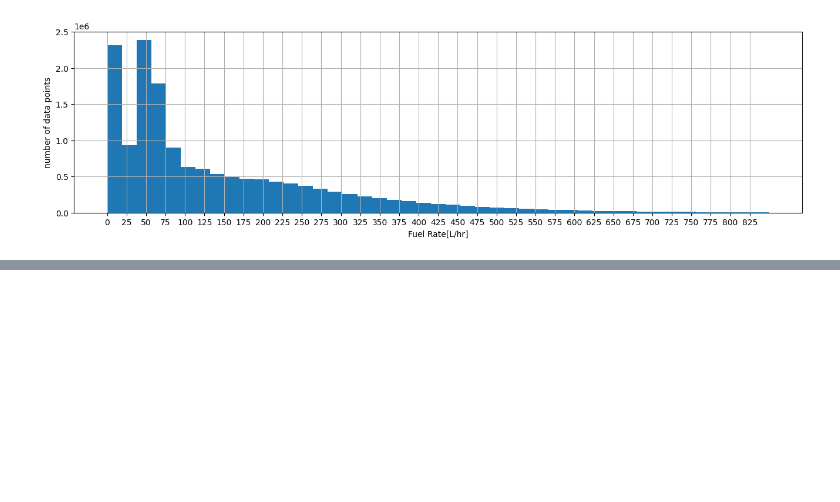
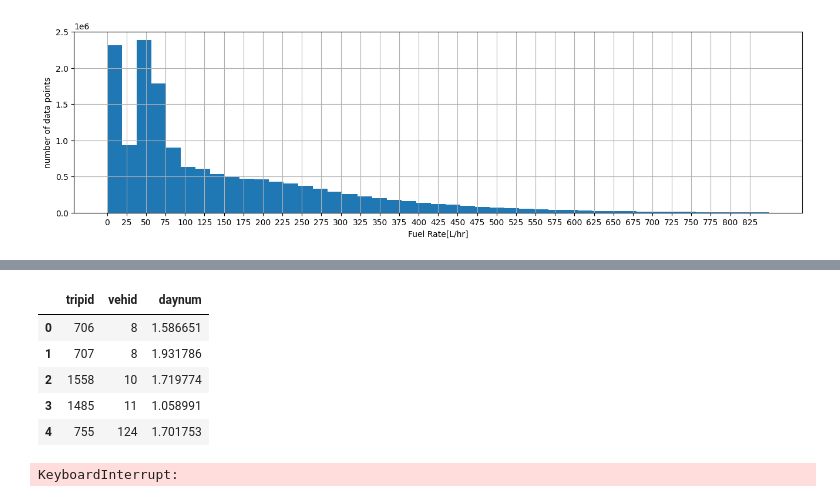
Before and after one commit to Ytgerr/Distributed-Trip-Level-Fual-Consumption-Forecasting, a Jupyter notebook: notebooks/data_view.ipynb, the cells around one changed output, grey strips where cells are left out. Saved outputs shown, nothing was run; the diff lists cells and outputs as text; code cells hidden in the pictures; blank space fills up the shorter version.

```diff
--- a/notebooks/data_view.ipynb
+++ b/notebooks/data_view.ipynb
@@ -170,0 +284,36 @@ mean: 142.7784528339437, std: 151.20139521012027
+# %%
+trips_list_df = pd.read_csv("../data/trips_list.csv")
+
+trips_list_df.head()
+# %% [output]
+|  | tripid | vehid | daynum |
+| 0 | 706 | 8 | 1.586651 |
+| 1 | 707 | 8 | 1.931786 |
+| 2 | 1558 | 10 | 1.719774 |
+| 3 | 1485 | 11 | 1.058991 |
+| 4 | 755 | 124 | 1.701753 |
+# %%
+from matplotlib.collections import LineCollection
+
+df = trips_df
+
+x = df["lat"].values
+y = df["long"].values
+speed = df["speed"].values
+
+points = np.array([x, y]).T.reshape(-1, 1, 2)
+segments = np.concatenate([points[:-1], points[1:]], axis=1)
+
+norm = plt.Normalize(speed.min(), speed.max())
+lc = LineCollection(segments, cmap="viridis", norm=norm)
+
+lc.set_array(speed)
+
+plt.gca().add_collection(lc)
+plt.xlim(x.min(), x.max())
+plt.ylim(y.min(), y.max())
+
+plt.colorbar(lc, label="Speed")
+plt.show()
+# %% [output]
+KeyboardInterrupt:
```
Also changed, not shown: parts of 6 cells of this notebook, 10 other files.
